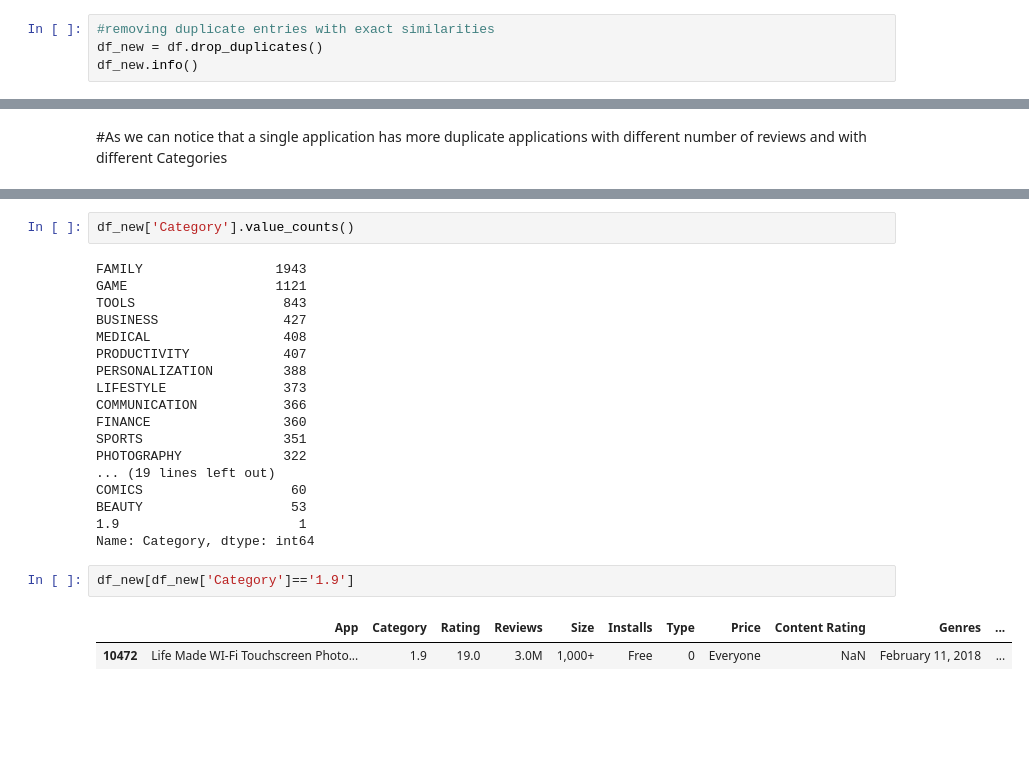
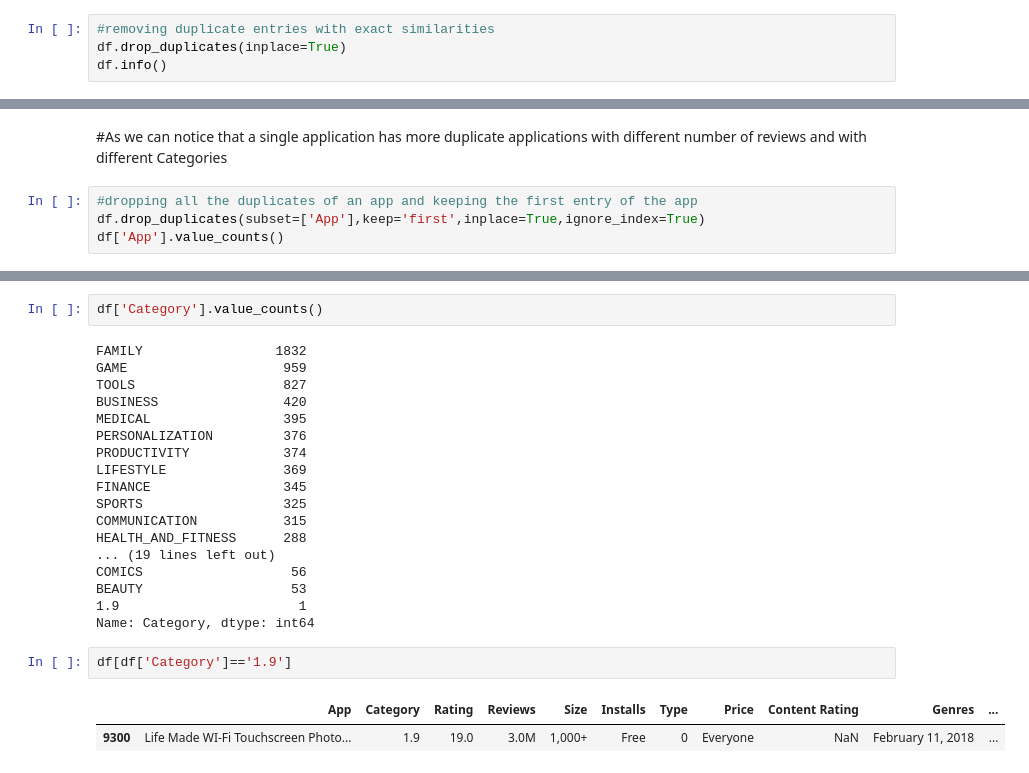
Before and after one commit to EjazAlam9006/play-store-app-reveiw-analysis, a Jupyter notebook: Play_Store_App_Review_Analysis_Capstone_Project.ipynb, the cells around one changed output, grey strips where cells are left out. Saved outputs shown, nothing was run; the diff lists cells and outputs as text; blank space fills up the shorter version.

```diff
--- a/Play_Store_App_Review_Analysis_Capstone_Project.ipynb
+++ b/Play_Store_App_Review_Analysis_Capstone_Project.ipynb
@@ -104,8 +105,8 @@ iHoroscope - 2018 Daily Horoscope & Astrology         1
 Name: App, Length: 9660, dtype: int64
 # %%
 #removing duplicate entries with exact similarities
-df_new = df.drop_duplicates()
-df_new.info()
+df.drop_duplicates(inplace=True)
+df.info()
 # %% [output]
 <class 'pandas.core.frame.DataFrame'>
 Int64Index: 10358 entries, 0 to 10840
@@ -154,3 +155,7 @@ df_new[df_new['App'] == 'Candy Crush Saga']
 | 3994 | Candy Crush Saga | FAMILY | 4.4 | 22419455 | 74M | 500,000,000+ | Free | 0 | Everyone | Casual | ... |
 # %% [markdown]
 #As we can notice that a single application has more duplicate applications  with different number of reviews and with different Categories
+# %%
+#dropping all the duplicates of an app and keeping the first entry of the app
+df.drop_duplicates(subset=['App'],keep='first',inplace=True,ignore_index=True)
+df['App'].value_counts()
@@ -157,27 +198,27 @@ df_new[df_new['App'] == 'Candy Crush Saga']
 # %%
-df_new['Category'].value_counts()
+df['Category'].value_counts()
 # %% [output]
-FAMILY                 1943
-GAME                   1121
-TOOLS                   843
-BUSINESS                427
-MEDICAL                 408
-PRODUCTIVITY            407
-PERSONALIZATION         388
-LIFESTYLE               373
-COMMUNICATION           366
-FINANCE                 360
-SPORTS                  351
-PHOTOGRAPHY             322
+FAMILY                 1832
+GAME                    959
+TOOLS                   827
+BUSINESS                420
+MEDICAL                 395
+PERSONALIZATION         376
+PRODUCTIVITY            374
+LIFESTYLE               369
+FINANCE                 345
+SPORTS                  325
+COMMUNICATION           315
+HEALTH_AND_FITNESS      288
 ... (19 lines left out)
-COMICS                   60
+COMICS                   56
 BEAUTY                   53
 1.9                       1
 Name: Category, dtype: int64
 # %%
-df_new[df_new['Category']=='1.9']
+df[df['Category']=='1.9']
 # %% [output]
 |  | App | Category | Rating | Reviews | Size | Installs | Type | Price | Content Rating | Genres | ... |
-| 10472 | Life Made WI-Fi Touchscreen Photo... | 1.9 | 19.0 | 3.0M | 1,000+ | Free | 0 | Everyone | NaN | February 11, 2018 | ... |
+| 9300 | Life Made WI-Fi Touchscreen Photo... | 1.9 | 19.0 | 3.0M | 1,000+ | Free | 0 | Everyone | NaN | February 11, 2018 | ... |
 # %%
 #removing data with improper entry of Category
```
Also changed, not shown: parts of 15 cells of this notebook.
